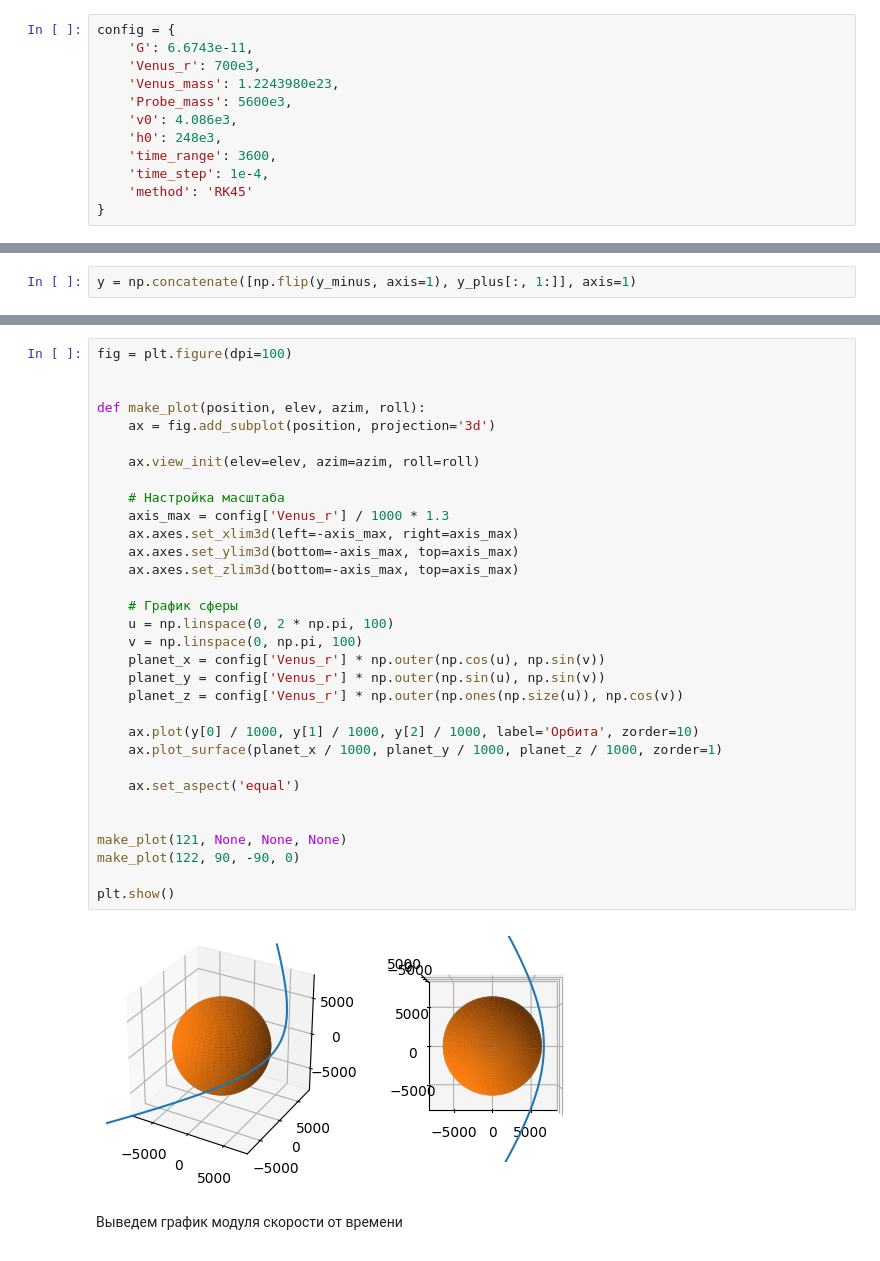
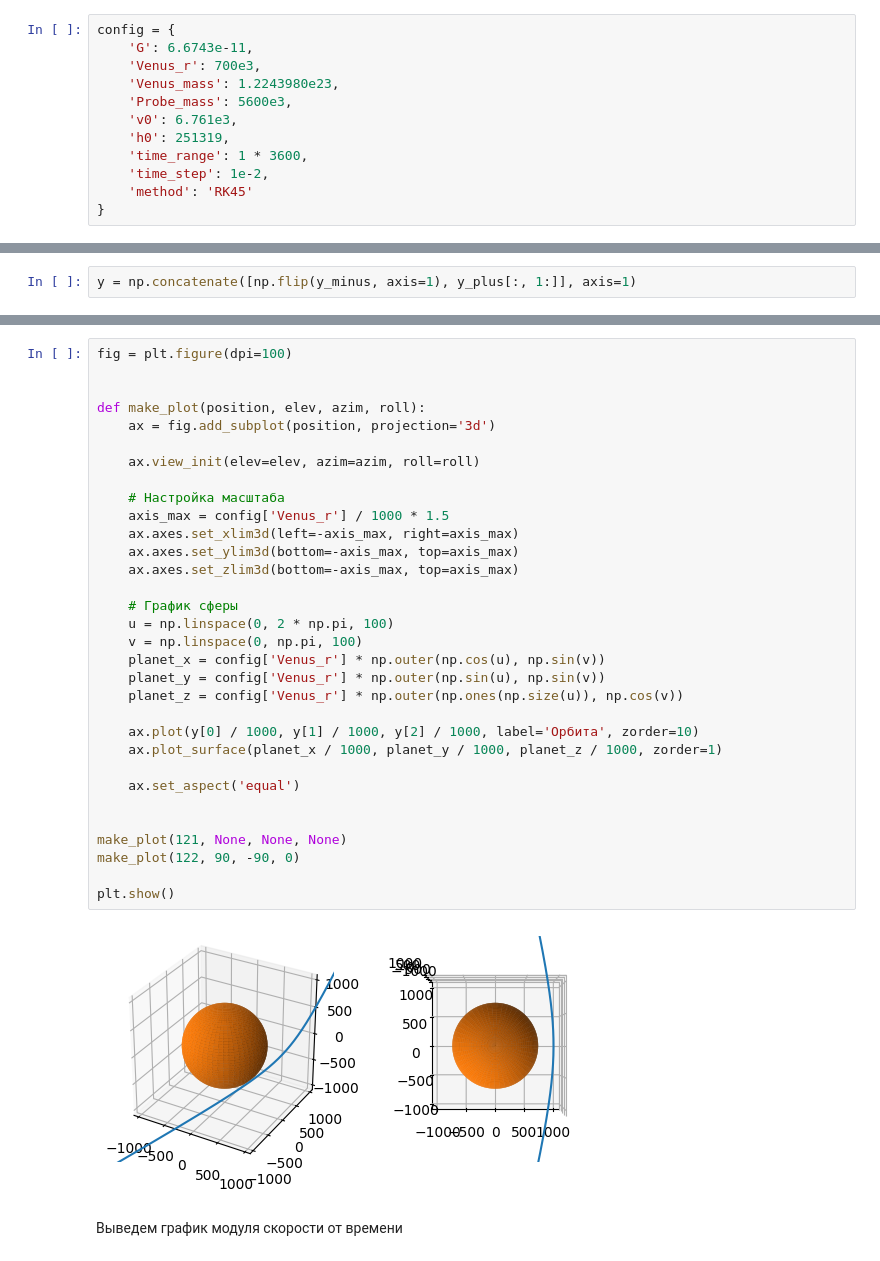
Before and after one commit to xsestech/graviton, a Jupyter notebook: notebooks/trajectory_calulation.ipynb, the cells around one changed output, grey strips where cells are left out. Cells and saved outputs as stored; diff of their text form.

```diff
--- a/notebooks/trajectory_calulation.ipynb
+++ b/notebooks/trajectory_calulation.ipynb
@@ -60,10 +60,10 @@ config = {
     'Venus_r': 700e3,
     'Venus_mass': 1.2243980e23,
     'Probe_mass': 5600e3,
-    'v0': 4.086e3,
-    'h0': 248e3,
-    'time_range': 3600,
-    'time_step': 1e-4,
+    'v0': 6.761e3,
+    'h0': 251319,
+    'time_range': 1 * 3600,
+    'time_step': 1e-2,
     'method': 'RK45'
 }
 # %% [markdown]
@@ -134,35 +136,35 @@ fig = plt.figure(dpi=100)
 
 
 def make_plot(position, elev, azim, roll):
     ax = fig.add_subplot(position, projection='3d')
 
     ax.view_init(elev=elev, azim=azim, roll=roll)
 
     # Настройка масштаба
-    axis_max = config['Venus_r'] / 1000 * 1.3
+    axis_max = config['Venus_r'] / 1000 * 1.5
     ax.axes.set_xlim3d(left=-axis_max, right=axis_max)
     ax.axes.set_ylim3d(bottom=-axis_max, top=axis_max)
     ax.axes.set_zlim3d(bottom=-axis_max, top=axis_max)
 
     # График сферы
     u = np.linspace(0, 2 * np.pi, 100)
     v = np.linspace(0, np.pi, 100)
     planet_x = config['Venus_r'] * np.outer(np.cos(u), np.sin(v))
     planet_y = config['Venus_r'] * np.outer(np.sin(u), np.sin(v))
     planet_z = config['Venus_r'] * np.outer(np.ones(np.size(u)), np.cos(v))
 
     ax.plot(y[0] / 1000, y[1] / 1000, y[2] / 1000, label='Орбита', zorder=10)
     ax.plot_surface(planet_x / 1000, planet_y / 1000, planet_z / 1000, zorder=1)
 
     ax.set_aspect('equal')
 
 
 make_plot(121, None, None, None)
 make_plot(122, 90, -90, 0)
 
 plt.show()
 # %% [output]
-[figure, old version]
+[figure, new version]
 # %% [markdown]
 Выведем график модуля скорости от времени
 # %%
```
Also changed, not shown: parts of 5 cells of this notebook, 5 other files.
